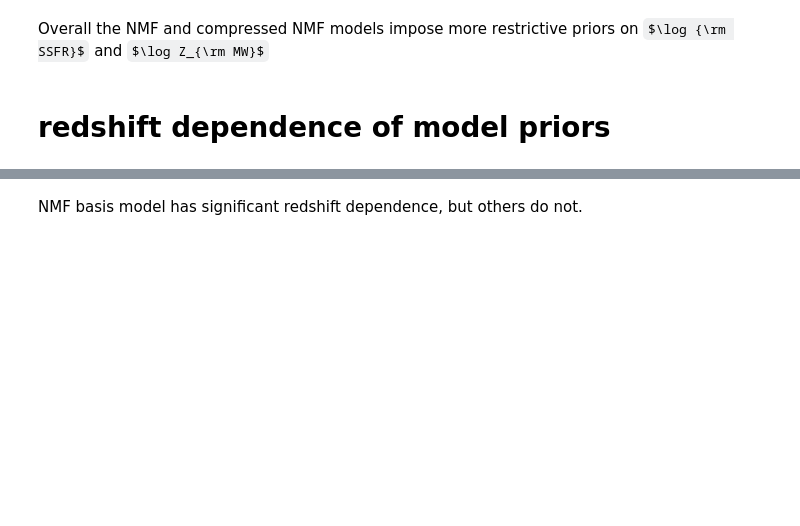
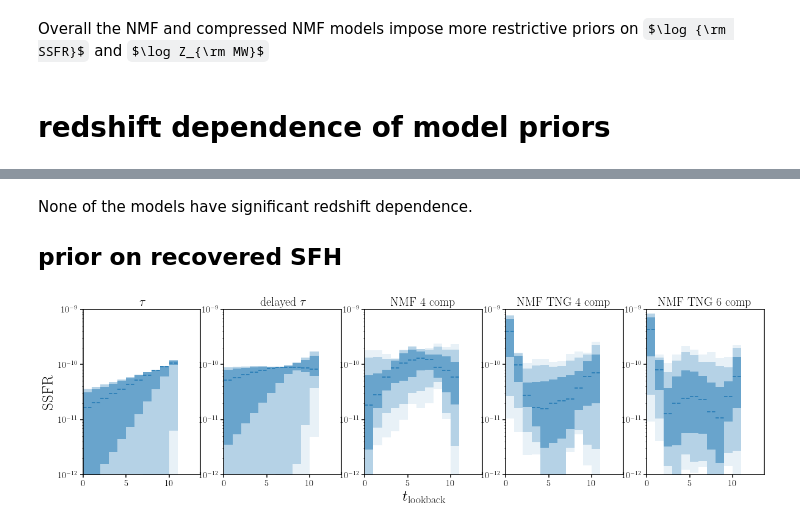
Before and after one commit to changhoonhahn/gqp_mc, a Jupyter notebook: nb/model_priors.ipynb, the cells around one changed output, grey strips where cells are left out. Drawn from its saved outputs; the diff is of its cells as text; code cells hidden in the pictures; some formulas as TeX source; blank space fills up the shorter version.

```diff
--- a/nb/model_priors.ipynb
+++ b/nb/model_priors.ipynb
@@ -127,7 +144,7 @@ Overall the NMF and compressed NMF models impose more restrictive priors on $\lo
 # %% [markdown]
 # redshift dependence of model priors
 # %%
-prior_fns = [prior_tau, prior_tau, prior_nmf, prior_nmf]
+prior_fns = [prior_tau, prior_tau, prior_nmf_4comp, prior_nmf_4comp, prior_nmf_6comp]
 for model, prior_fn, lbl in zip(models, prior_fns, model_labels):
 
     fig = None
@@ -137,11 +154,10 @@ for model, prior_fn, lbl in zip(models, prior_fns, model_labels):
         _thetas = np.array([prior.sample() for i in range(n_sample)])
         thetas = prior.transform(_thetas)
 
-        _ssfr_100myr = model.avgSFR(thetas, zred, dt=0.1)
         _ssfr_1gyr = model.avgSFR(thetas, zred, dt=1.)
         _zmw = model.Z_MW(thetas, zred)
 
-        fig = DFM.corner(np.log10(np.array([_ssfr_100myr, _ssfr_1gyr, _zmw])).T,
+        fig = DFM.corner(np.log10(np.array([_ssfr_1gyr, _zmw])).T,
                          levels=[0.68, 0.95],
                          smooth=True,
                          range=rngs,
@@ -160,2 +177,36 @@ for model, prior_fn, lbl in zip(models, prior_fns, model_labels):
-# %% [markdown]
-NMF basis model has significant redshift dependence, but others do not.
+# %% [markdown]
+None of the models have significant redshift dependence.
+
+## prior on recovered SFH
+# %%
+zred = 0.01
+tage = Planck13.age(zred).value
+recov_sfhs = []
+for model, prior_fn in zip(models, prior_fns):
+    prior = prior_fn(tage)
+    _thetas = np.array([prior.sample() for i in range(n_sample)])
+    thetas = prior.transform(_thetas)
+
+    recov_sfh = [model.avgSFR(thetas, zred, dt=1.)]
+    for tlb in np.arange(1, 11):
+        recov_sfh.append(model.avgSFR(thetas, zred, dt=1., t0=tlb))
+    recov_sfhs.append(recov_sfh)
+# %%
+fig = plt.figure(figsize=(20,5))
+for i, recov_sfh in enumerate(recov_sfhs):
+    sub = fig.add_subplot(1, len(recov_sfhs), i+1)
+    for tlb, rsfh in zip(np.arange(11) + 0.5, recov_sfh):
+        lll, ll, l, m, h, hh, hhh = np.quantile(rsfh, [0.005, 0.025, 0.16, 0.5, 0.84, 0.975, 0.995])
+        sub.fill_between([tlb-0.5, tlb+0.5], [lll, lll], [hhh, hhh], color='C0', alpha=0.1, linewidth=0)
+        sub.fill_between([tlb-0.5, tlb+0.5], [ll, ll], [hh, hh], color='C0', alpha=0.25, linewidth=0)
+        sub.fill_between([tlb-0.5, tlb+0.5], [l, l], [h, h], color='C0', alpha=0.5, linewidth=0)
+        sub.plot([tlb-0.5, tlb+0.5], [m, m], c='C0', ls='--')
+    if i == 0: sub.set_ylabel('SSFR', fontsize=25)
+    else: sub.set_yticklabels([])
+    sub.set_yscale('log')
+    sub.set_ylim(1e-12, 1e-9)
+    if i == 2: sub.set_xlabel(r'$t_{\rm lookback}$', fontsize=25)
+    sub.set_xlim(0, tage)
+    sub.set_title(model_labels[i], fontsize=20)
+# %% [output]
+[figure, added]
```
Also changed, not shown: parts of 13 cells of this notebook.
